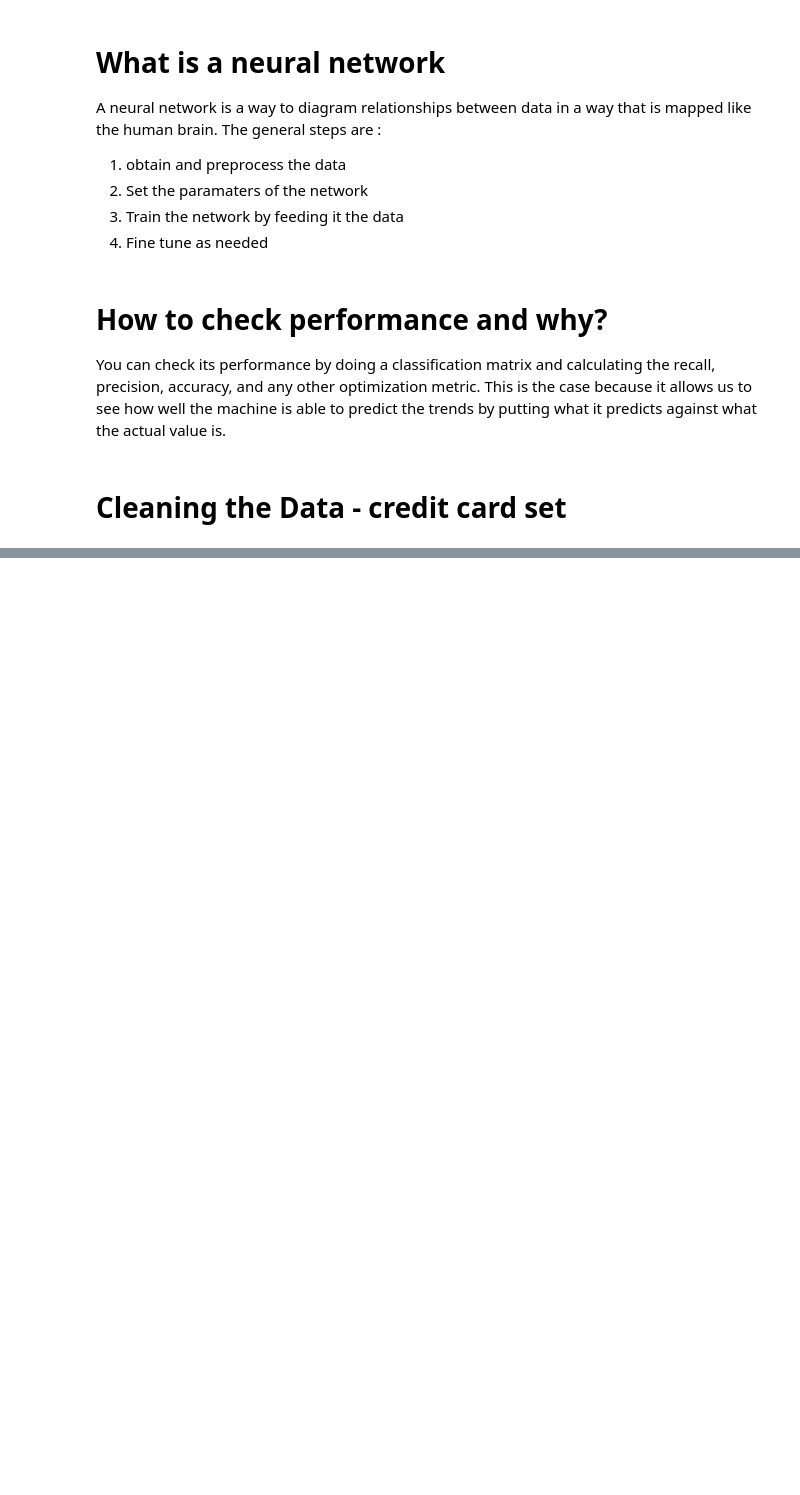
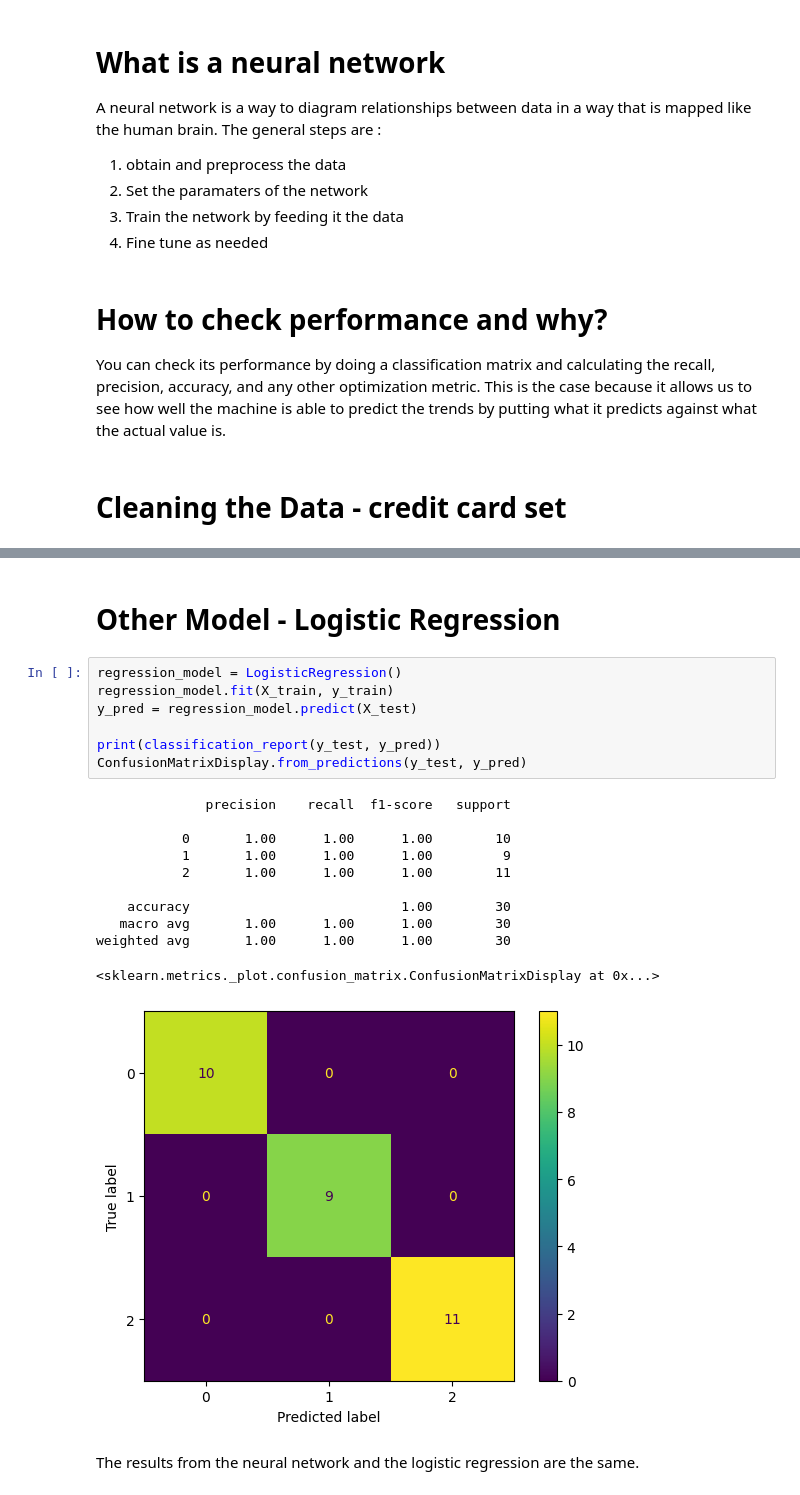
Before and after one commit to aachoudhary/aarushi-csci_1070, a Jupyter notebook: Homework/week13.ipynb, the cells around one changed output, grey strips where cells are left out. Cells and saved outputs as stored; diff of their text form; blank space fills up the shorter version.

```diff
--- a/Homework/week13.ipynb
+++ b/Homework/week13.ipynb
@@ -39,0 +142,23 @@ please provide us feedback at https://github.com/pandas-dev/pandas/issues/54466
+# %% [markdown]
+# Other Model - Logistic Regression
+# %%
+regression_model = LogisticRegression()
+regression_model.fit(X_train, y_train)
+y_pred = regression_model.predict(X_test)
+
+print(classification_report(y_test, y_pred))
+ConfusionMatrixDisplay.from_predictions(y_test, y_pred)
+# %% [output]
+              precision    recall  f1-score   support
+
+           0       1.00      1.00      1.00        10
+           1       1.00      1.00      1.00         9
+           2       1.00      1.00      1.00        11
+
+    accuracy                           1.00        30
+   macro avg       1.00      1.00      1.00        30
+weighted avg       1.00      1.00      1.00        30
+<sklearn.metrics._plot.confusion_matrix.ConfusionMatrixDisplay at 0x...>
+[figure, added]
+# %% [markdown]
+The results from the neural network and the logistic regression are the same.
```
Also changed, not shown: parts of 6 cells of this notebook.
